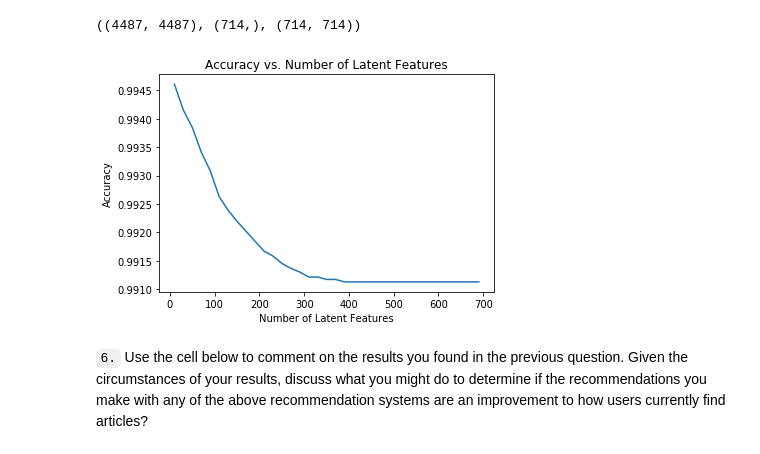
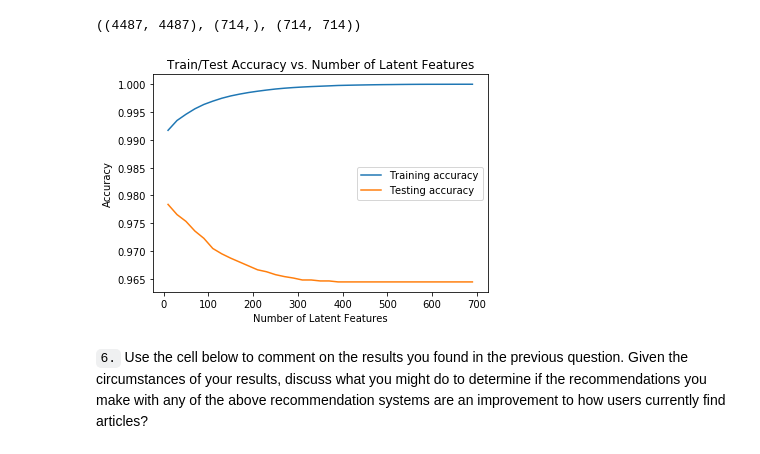
Before and after one commit to pandeysoni/Udacity-IBM-Recommendation-Engine, a Jupyter notebook: Recommendations_with_IBM.ipynb, the cells around one changed output. Saved outputs shown, nothing was run; the diff lists cells and outputs as text; code cells hidden in the pictures.

Commit message:
changes  in predicted and actual value

```diff
--- a/Recommendations_with_IBM.ipynb
+++ b/Recommendations_with_IBM.ipynb
@@ -809,29 +791,56 @@ vt_test = vt_train[:, common_col_train]
 # %%
+# Use these cells to see how well you can use the training
+# decomposition to predict on test data
+
 num_latent_feats = np.arange(10,700+10,20)
-sum_errs = []
+sum_errs_train = []
+sum_errs_test = []
+
+
+# Decomposition
+row_index = user_item_train.index.isin(test_idx)    # Getting index of common users in test and train datasets
+col_index = user_item_train.columns.isin(test_arts) # Getting columns ('article_id') of common users in test and train datasets
+
+# Creating u_test and vt_test using the above
+u_test = u_train[row_index,:]
+vt_test = vt_train[:,col_index]
+
+# subsetting common users from user_item_train
+common_users = np.intersect1d(list(user_item_train.index),list(user_item_test.index))
 
 for k in num_latent_feats:
-    # restructure with k latent features
+
+    # restructure with k latent features for training and test set #
     s_train_new, u_train_new, vt_train_new = np.diag(s_train[:k]), u_train[:, :k], vt_train[:k, :]
     u_test_new, vt_test_new = u_test[:, :k], vt_test[:k, :]
 
     # take dot product
+    user_item_est_train = np.around(np.dot(np.dot(u_train_new, s_train_new), vt_train_new))
     user_item_est_test = np.around(np.dot(np.dot(u_test_new, s_train_new), vt_test_new))
 
     # compute error for each prediction to actual value
-    diffs_test = np.subtract(user_item_test.loc[user_item_matrix.loc[common_idx_train, :].index, :], user_item_est_test)
-
-    # total errors and keep track of them
-    err = np.sum(np.sum(np.abs(diffs_test)))
-    sum_errs.append(err)
+    diffs_train = np.subtract(user_item_train, user_item_est_train)
+    diffs_test = np.subtract(user_item_test.loc[common_users,:], user_item_est_test)
 
 
-plt.plot(num_latent_feats, 1 - np.array(sum_errs)/df.shape[0]);
+    # total training errors and keep track of them
+    err_train = np.sum(np.sum(np.abs(diffs_train)))
+    sum_errs_train.append(err_train)
+
+    # total testing errors and keep track of them
+    err_test = np.sum(np.sum(np.abs(diffs_test)))
+    sum_errs_test.append(err_test)
+
+
+plt.plot(num_latent_feats, 1 - np.array(sum_errs_train)/(user_item_train.shape[0]*user_item_train.shape[1]), label='Training accuracy');
+plt.plot(num_latent_feats, 1 - np.array(sum_errs_test)/(user_item_test.loc[common_users,:].shape[0]*user_item_test.loc[common_users,:].shape[1])
+         , label = 'Testing accuracy');
 plt.xlabel('Number of Latent Features');
 plt.ylabel('Accuracy');
-plt.title('Accuracy vs. Number of Latent Features');
+plt.title('Train/Test Accuracy vs. Number of Latent Features');
+plt.legend(loc='best');
 # %% [output]
-[figure, old version]
+[figure, new version]
 # %% [markdown]
 `6.` Use the cell below to comment on the results you found in the previous question. Given the circumstances of your results, discuss what you might do to determine if the recommendations you make with any of the above recommendation systems are an improvement to how users currently find articles?
 # %% [markdown]
```
Also changed, not shown: parts of 8 cells of this notebook, 2 other files.
